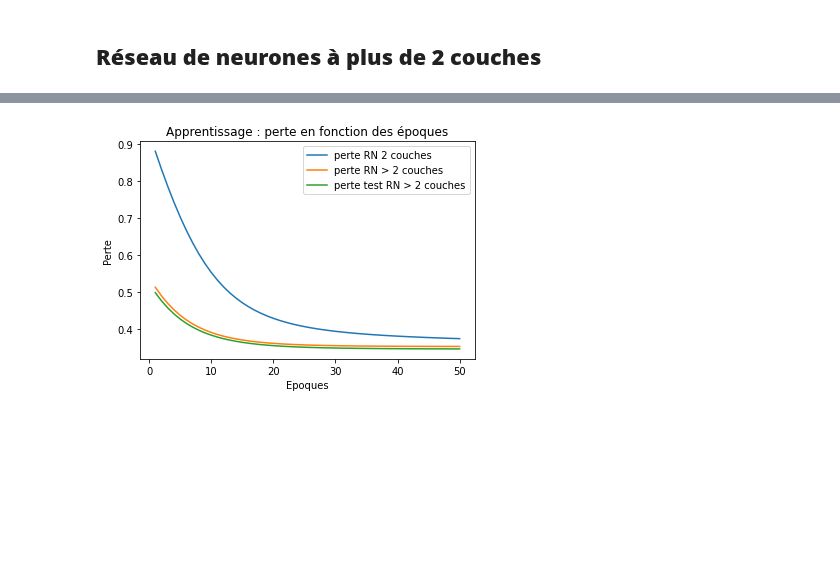
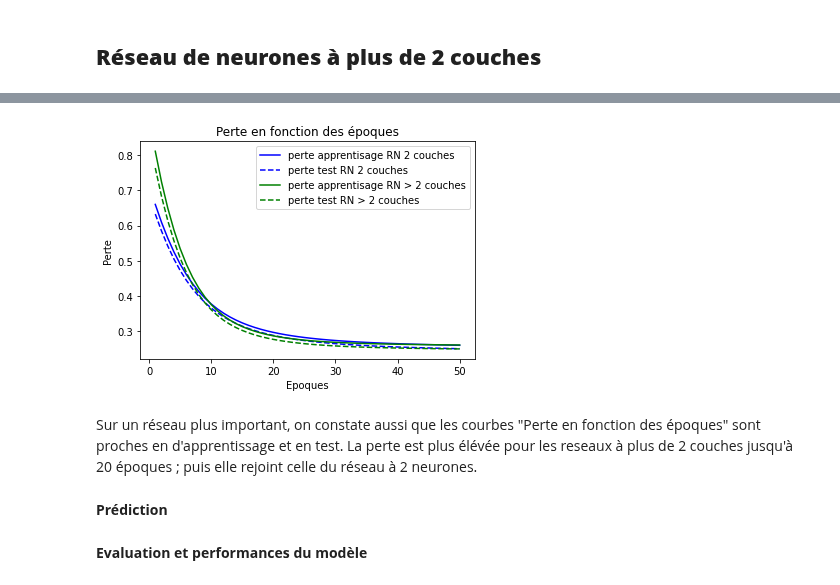
Before and after one commit to MarleneChevalier/Deep-Learning, a Jupyter notebook: Projet_DeepLearning.ipynb, the cells around one changed output, grey strips where cells are left out. Drawn from its saved outputs; the diff is of its cells as text; code cells hidden in the pictures; blank space fills up the shorter version.

```diff
--- a/Projet_DeepLearning.ipynb
+++ b/Projet_DeepLearning.ipynb
@@ -547,19 +566,25 @@ Epoch 50/50
 # %%
 # graphique loss / epochs
 plt.clf()
 loss_train2=modelfit2.history['loss']
 loss_test2=modelfit2.history['val_loss']
 epochs2=range(1,len(loss_train2)+1)
-plt.plot(epochs,loss_train,label='perte RN 2 couches')
-plt.plot(epochs2,loss_train2, label='perte RN > 2 couches')
-plt.plot(epochs2,loss_test2, label='perte test RN > 2 couches')
-plt.title('Apprentissage : perte en fonction des époques')
+plt.plot(epochs,loss_train,'b',label='perte apprentisage RN 2 couches')
+plt.plot(epochs,loss_test,'b--',label='perte test RN 2 couches')
+plt.plot(epochs2,loss_train2,'g', label='perte apprentisage RN > 2 couches')
+plt.plot(epochs2,loss_test2,'g--', label='perte test RN > 2 couches')
+plt.title('Perte en fonction des époques')
 plt.xlabel('Epoques')
 plt.ylabel('Perte')
 plt.legend()
 plt.show()
 # %% [output]
-[figure, old version]
+[figure, new version]
+# %% [markdown]
+Sur un réseau plus important, on constate aussi que les courbes "Perte en fonction des époques" sont proches en d'apprentissage et en test.
+La perte est plus élévée pour les reseaux à plus de 2 couches jusqu'à 20 époques ; puis elle rejoint celle du réseau à 2 neurones.
+# %% [markdown]
+__Prédiction__
 # %%
 # Prédiction
 Y_pred2=model_Ycat2.predict(X_test)
@@ -570,6 +595,8 @@ for i in range(len(Y_pred2)):
            (Y_pred2[i][j]) =0
         else:
            (Y_pred2[i][j]) = 1
+# %% [markdown]
+__Evaluation et performances du modèle__
 # %%
 # évaluation du modèle
 score2=model_Ycat2.evaluate(X_test,Y_catind_test)
```
Also changed, not shown: parts of 27 cells of this notebook.
